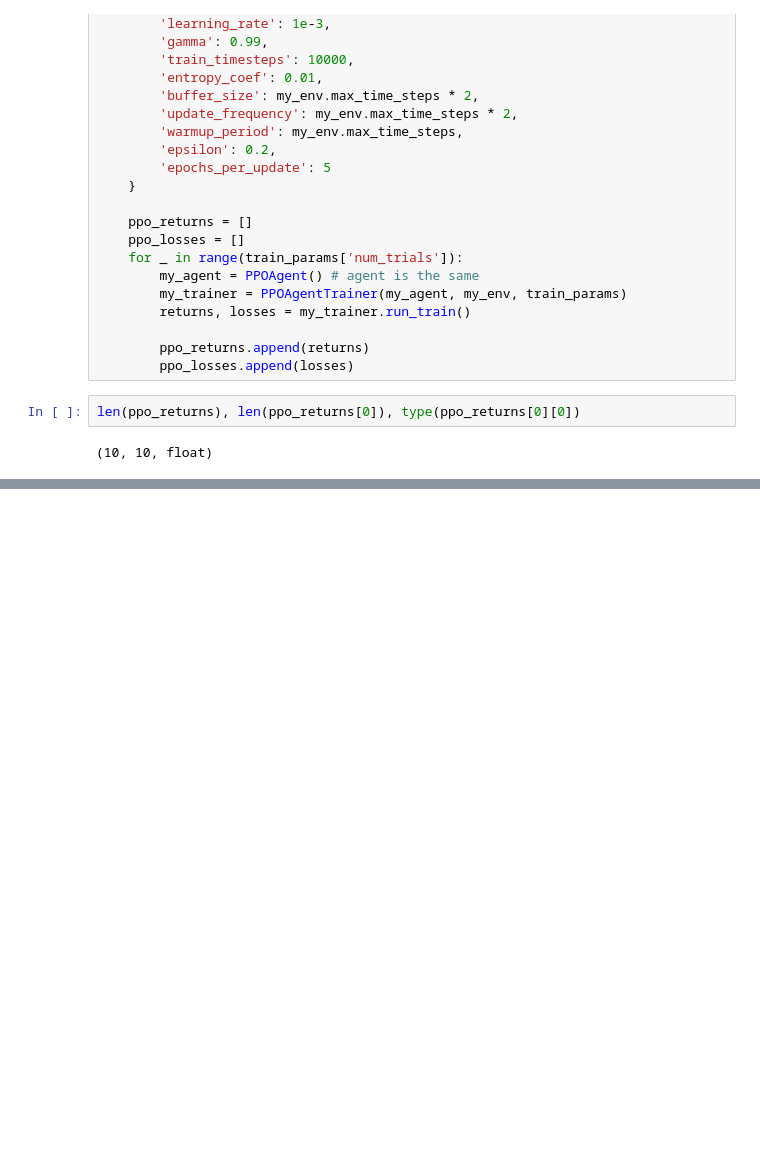
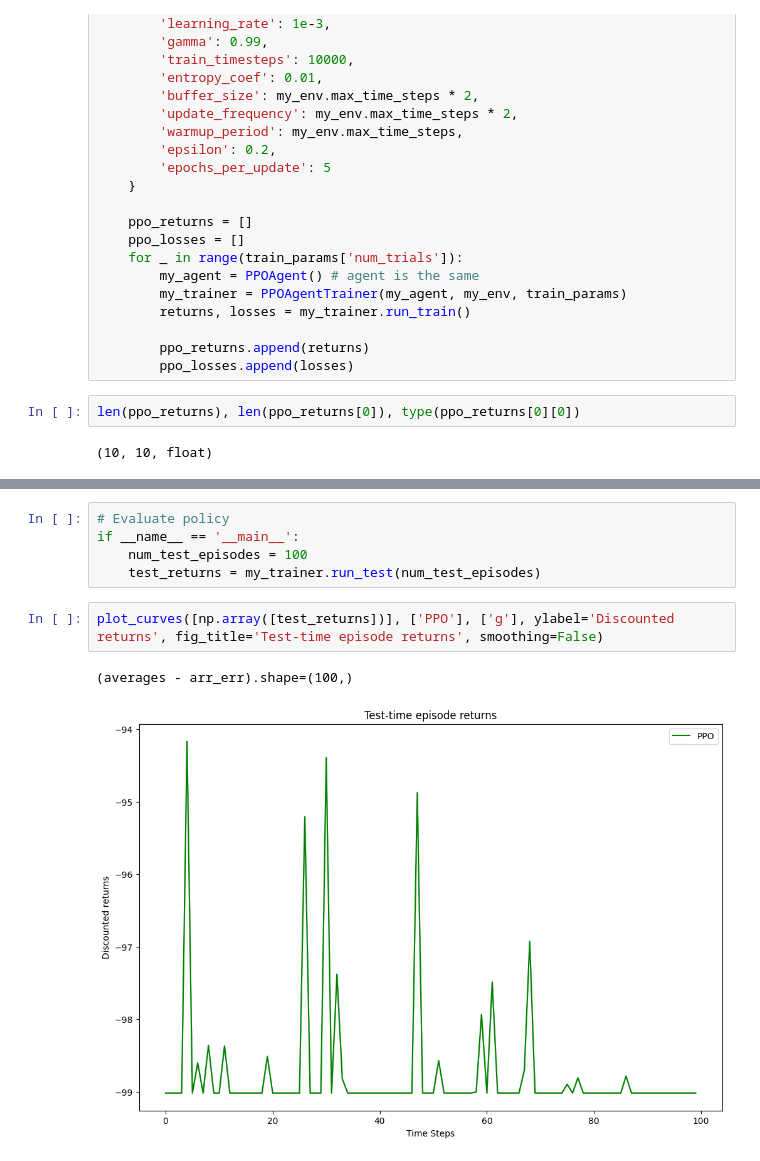
Before and after one commit to richiksc/cs5180-final-project, a Jupyter notebook: ppo.ipynb, the cells around one changed output, grey strips where cells are left out. Drawn from its saved outputs; the diff is of its cells as text; blank space fills up the shorter version.

```diff
--- a/ppo.ipynb
+++ b/ppo.ipynb
@@ -744,0 +783,10 @@ plot_curves([np.array(ppo_losses)], ['PPO'], ['b'], 'Loss', 'Loss', smoothing =
+# %%
+# Evaluate policy
+if __name__ == '__main__':
+    num_test_episodes = 100
+    test_returns = my_trainer.run_test(num_test_episodes)
+# %%
+plot_curves([np.array([test_returns])], ['PPO'], ['g'], ylabel='Discounted returns', fig_title='Test-time episode returns', smoothing=False)
+# %% [output]
+(averages - arr_err).shape=(100,)
+[figure, added]
```
Also changed, not shown: parts of 2 cells of this notebook.
